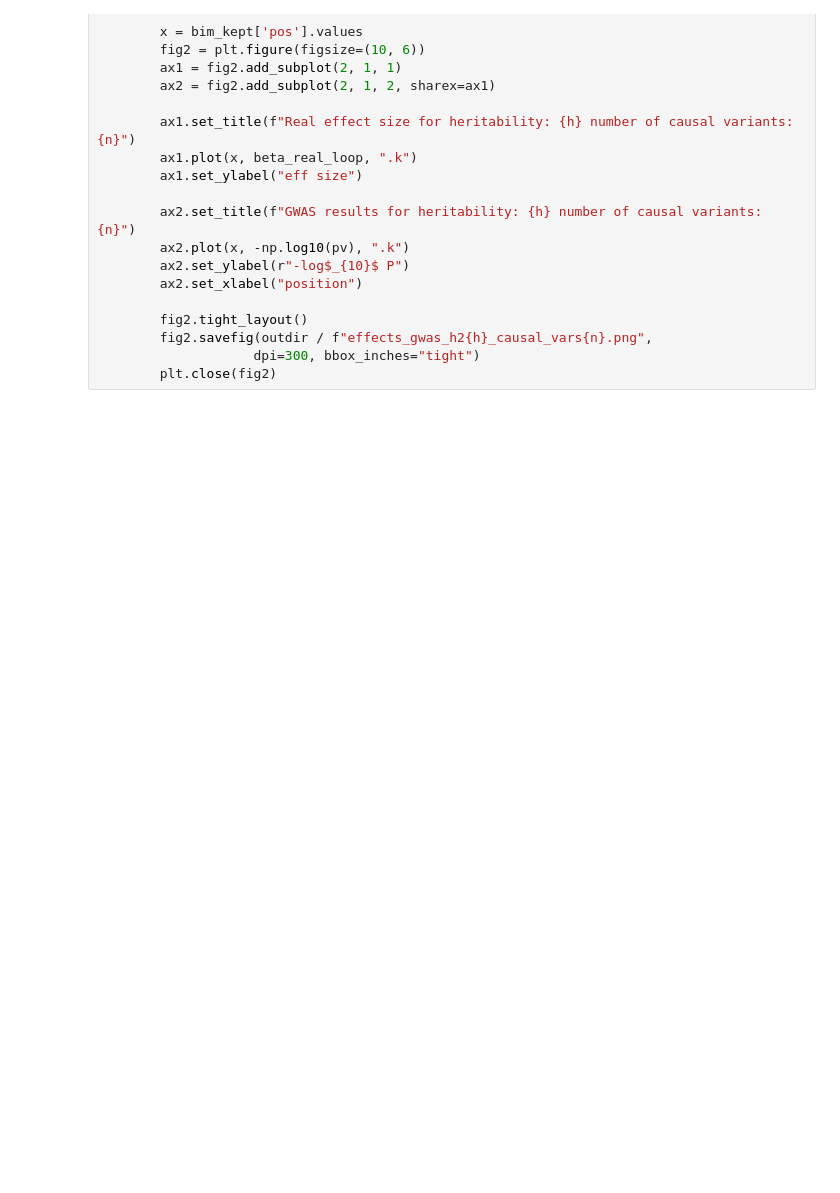
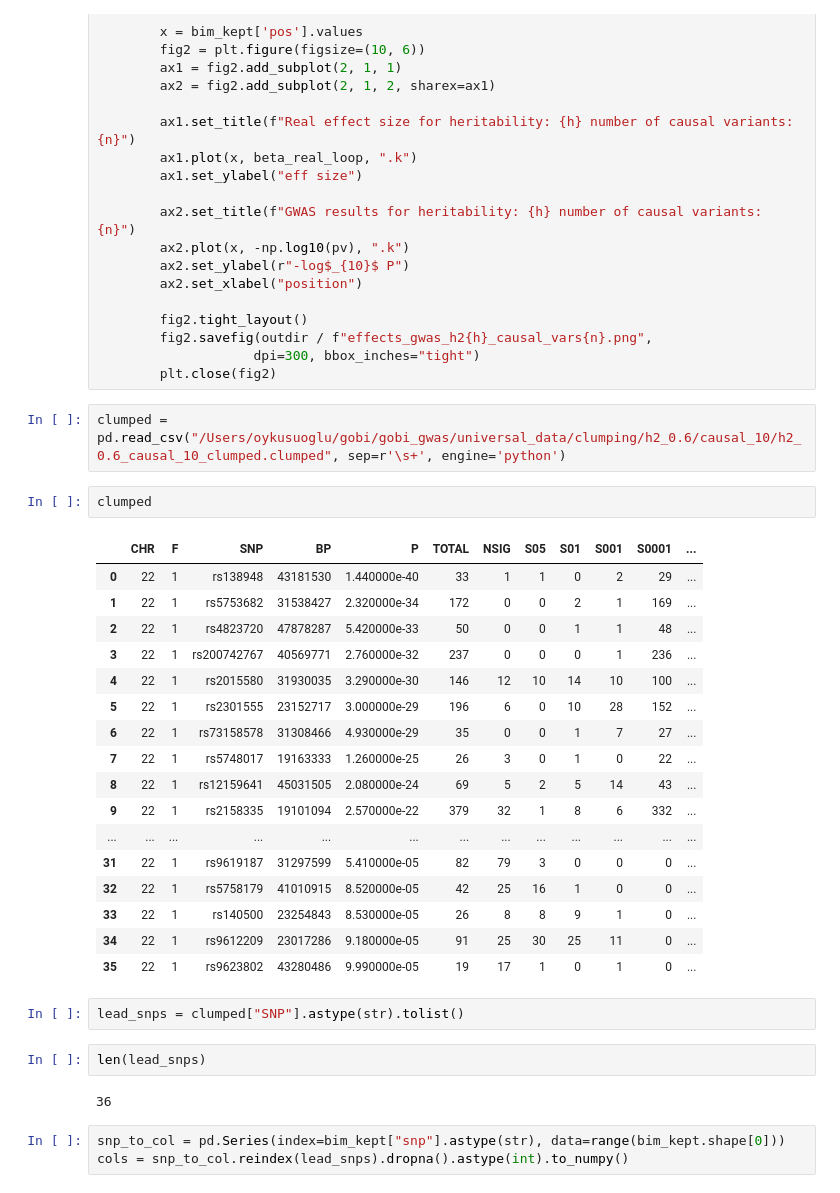
Before and after one commit to sueoglu/gobi_gwas, a Jupyter notebook: oyku/notebooks/gwas_with_universal.ipynb, the cells around one changed output. Saved outputs shown, nothing was run; the diff lists cells and outputs as text; blank space fills up the shorter version.

```diff
--- a/oyku/notebooks/gwas_with_universal.ipynb
+++ b/oyku/notebooks/gwas_with_universal.ipynb
@@ -220,3 +220,34 @@ for h in h2:
         fig2.savefig(outdir / f"effects_gwas_h2{h}_causal_vars{n}.png",
                     dpi=300, bbox_inches="tight")
         plt.close(fig2)
+# %%
+clumped = pd.read_csv("/Users/oykusuoglu/gobi/gobi_gwas/universal_data/clumping/h2_0.6/causal_10/h2_0.6_causal_10_clumped.clumped", sep=r'\s+', engine='python')
+# %%
+clumped
+# %% [output]
+|  | CHR | F | SNP | BP | P | TOTAL | NSIG | S05 | S01 | S001 | S0001 | ... |
+| 0 | 22 | 1 | rs138948 | 43181530 | 1.440000e-40 | 33 | 1 | 1 | 0 | 2 | 29 | ... |
+| 1 | 22 | 1 | rs5753682 | 31538427 | 2.320000e-34 | 172 | 0 | 0 | 2 | 1 | 169 | ... |
+| 2 | 22 | 1 | rs4823720 | 47878287 | 5.420000e-33 | 50 | 0 | 0 | 1 | 1 | 48 | ... |
+| 3 | 22 | 1 | rs200742767 | 40569771 | 2.760000e-32 | 237 | 0 | 0 | 0 | 1 | 236 | ... |
+| 4 | 22 | 1 | rs2015580 | 31930035 | 3.290000e-30 | 146 | 12 | 10 | 14 | 10 | 100 | ... |
+| 5 | 22 | 1 | rs2301555 | 23152717 | 3.000000e-29 | 196 | 6 | 0 | 10 | 28 | 152 | ... |
+| 6 | 22 | 1 | rs73158578 | 31308466 | 4.930000e-29 | 35 | 0 | 0 | 1 | 7 | 27 | ... |
+| 7 | 22 | 1 | rs5748017 | 19163333 | 1.260000e-25 | 26 | 3 | 0 | 1 | 0 | 22 | ... |
+| 8 | 22 | 1 | rs12159641 | 45031505 | 2.080000e-24 | 69 | 5 | 2 | 5 | 14 | 43 | ... |
+| 9 | 22 | 1 | rs2158335 | 19101094 | 2.570000e-22 | 379 | 32 | 1 | 8 | 6 | 332 | ... |
+| ... | ... | ... | ... | ... | ... | ... | ... | ... | ... | ... | ... | ... |
+| 31 | 22 | 1 | rs9619187 | 31297599 | 5.410000e-05 | 82 | 79 | 3 | 0 | 0 | 0 | ... |
+| 32 | 22 | 1 | rs5758179 | 41010915 | 8.520000e-05 | 42 | 25 | 16 | 1 | 0 | 0 | ... |
+| 33 | 22 | 1 | rs140500 | 23254843 | 8.530000e-05 | 26 | 8 | 8 | 9 | 1 | 0 | ... |
+| 34 | 22 | 1 | rs9612209 | 23017286 | 9.180000e-05 | 91 | 25 | 30 | 25 | 11 | 0 | ... |
+| 35 | 22 | 1 | rs9623802 | 43280486 | 9.990000e-05 | 19 | 17 | 1 | 0 | 1 | 0 | ... |
+# %%
+lead_snps = clumped["SNP"].astype(str).tolist()
+# %%
+len(lead_snps)
+# %% [output]
+36
+# %%
+snp_to_col = pd.Series(index=bim_kept["snp"].astype(str), data=range(bim_kept.shape[0]))
+cols = snp_to_col.reindex(lead_snps).dropna().astype(int).to_numpy()
```
Also changed, not shown: parts of 5 cells of this notebook.
